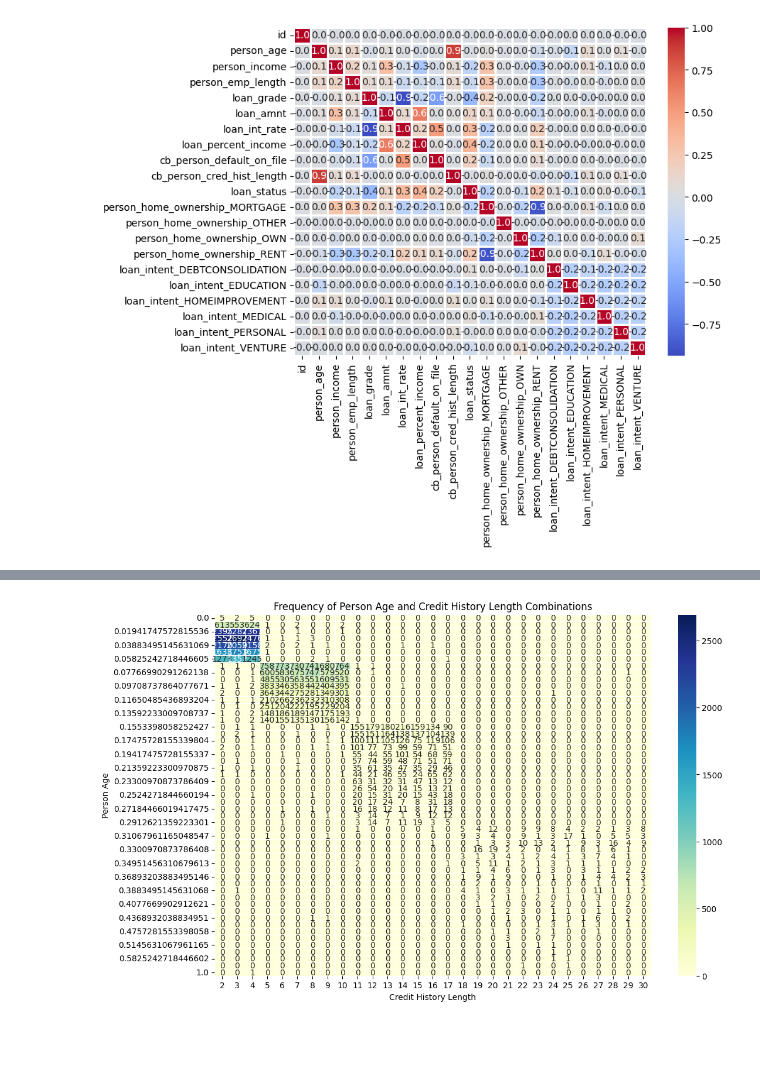
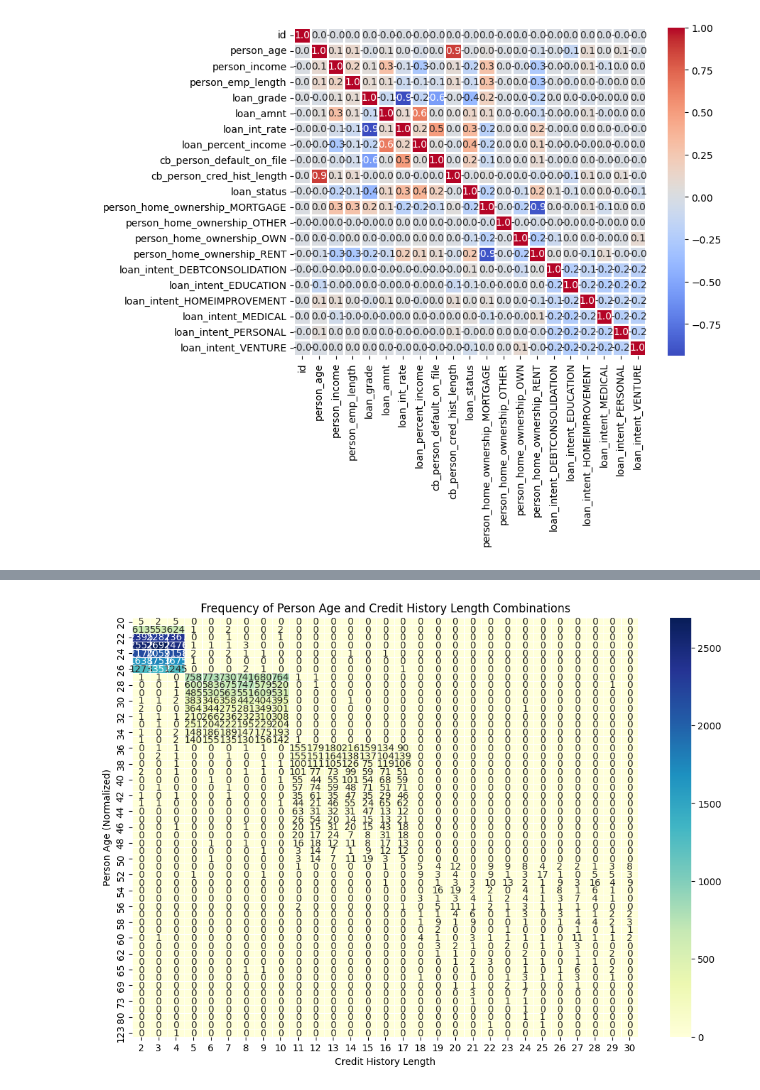
Before and after one commit to Alexej9671/kaggle_loan_approval_prediction, a Jupyter notebook: train_models.ipynb, the cells around one changed output, grey strips where cells are left out. Saved outputs shown, nothing was run; the diff lists cells and outputs as text; code cells hidden in the pictures; blank space fills up the shorter version.

Commit message:
Pivot plots. Moved the Normalization further down the code. TODO: Feature engineering

```diff
--- a/train_models.ipynb
+++ b/train_models.ipynb
@@ -143,19 +165,0 @@ df[cat_cols].head()
-# %%
-"""
-from sklearn.preprocessing import OneHotEncoder
-from sklearn.compose import ColumnTransformer
-
-categorical_cols = ['person_home_ownership','loan_intent']
-ct = ColumnTransformer(
-    transformers=[
-        ('encoder', OneHotEncoder(), categorical_cols)
-    ],
-    remainder='passthrough'  # Keep other columns as they are
-)
-X = ct.fit_transform(df)
-encoded_cols = ct.named_transformers_['encoder'].get_feature_names_out(categorical_cols)
-other_cols = df.columns.difference(categorical_cols)
-all_cols = list(encoded_cols) + list(other_cols)
-df = pd.DataFrame(X, columns = all_cols)
-df.head()
-"""
@@ -197,8 +198,0 @@ df.head()
-# %%
-from sklearn.preprocessing import MinMaxScaler
-scaler = MinMaxScaler()
-cols_to_norm = ['person_age', 'person_income', 'person_emp_length', 'loan_grade', 'loan_amnt', 'loan_int_rate', 'loan_percent_income']
-scaled_data = scaler.fit_transform(df[cols_to_norm])
-df[cols_to_norm] = pd.DataFrame(scaled_data, columns=cols_to_norm, index = df.index)
-print(df.columns)
-df.head()
@@ -254,9 +214,10 @@ person_age
 # %%
+pivot = pd.pivot_table(df, index = 'person_age', columns = 'cb_person_cred_hist_length', aggfunc='size', fill_value = 0)
 plt.figure(figsize=(12,8))
 sns.heatmap(pivot, cmap = 'YlGnBu', annot=True, fmt="d", linewidths = 0.5)
 plt.title('Frequency of Person Age and Credit History Length Combinations')
 plt.xlabel('Credit History Length')
-plt.ylabel('Person Age (Normalized)')
+plt.ylabel('Person Age')
 plt.show()
 # %% [output]
-[figure, old version]
+[figure, new version]
```
Also changed, not shown: parts of 39 cells of this notebook.
